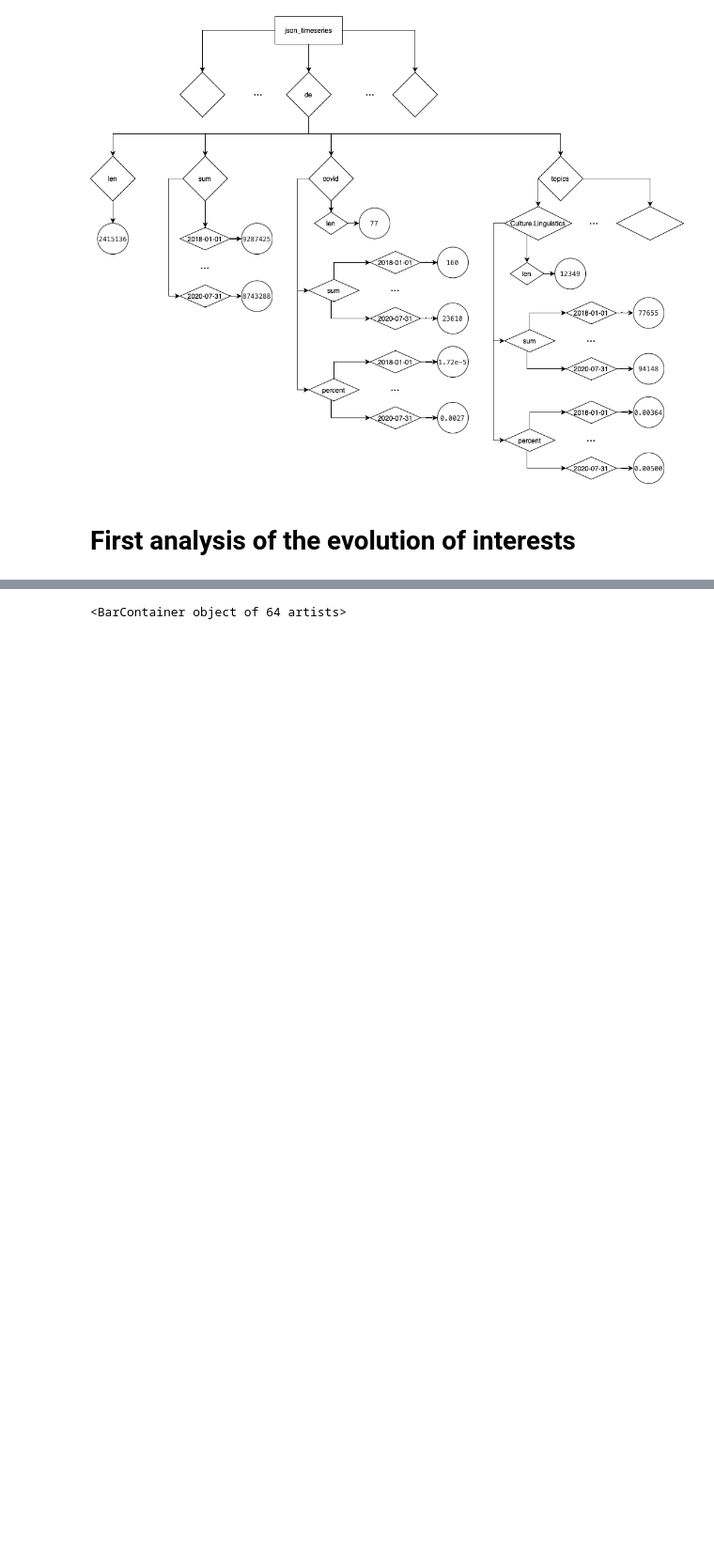
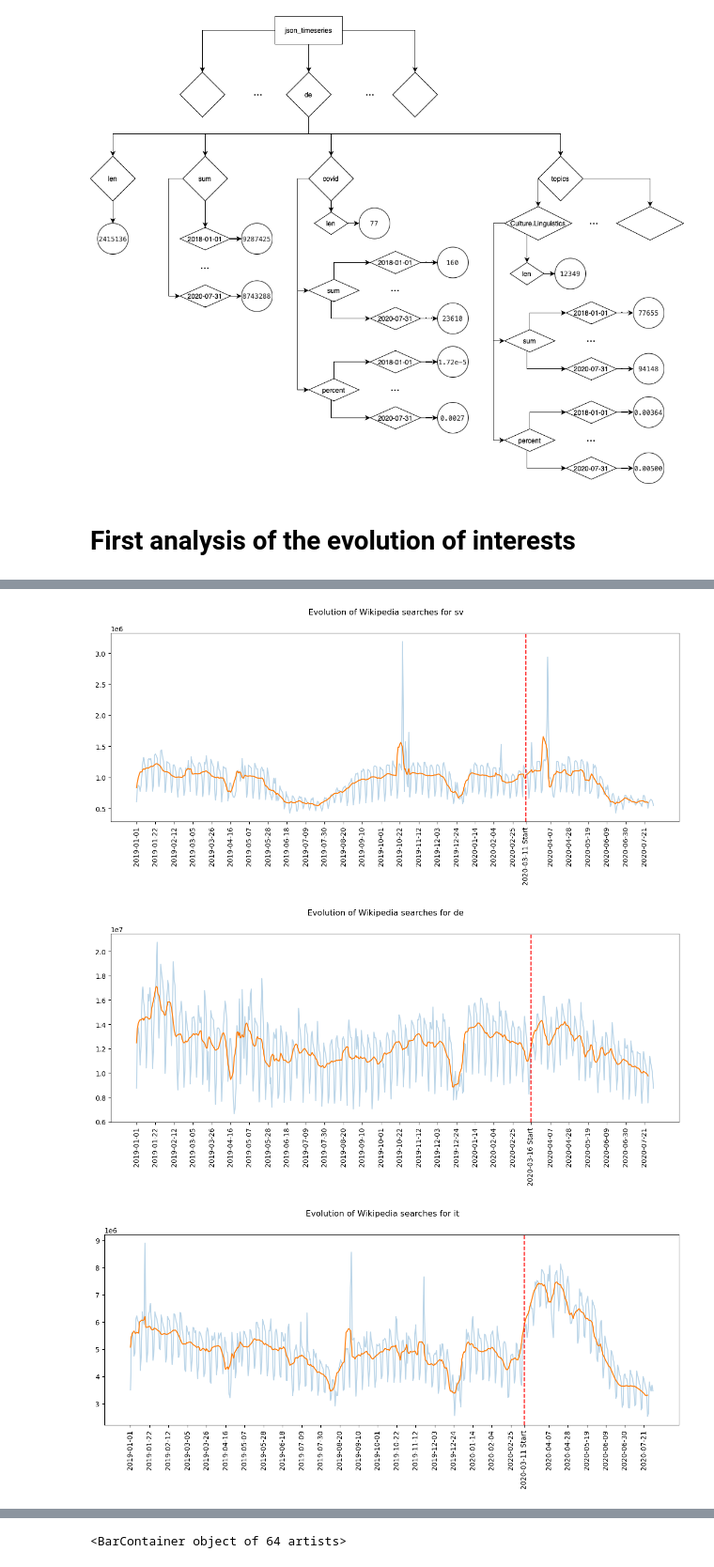
Before and after one commit to epfl-ada/ada-2022-project-datamineurs, a Jupyter notebook: ADA_coronawiki_project.ipynb, the cells around one changed output, grey strips where cells are left out. Shown at 94% size. Drawn from its saved outputs; the diff is of its cells as text; code cells hidden in the pictures; blank space fills up the shorter version.

```diff
--- a/ADA_coronawiki_project.ipynb
+++ b/ADA_coronawiki_project.ipynb
@@ -371,0 +458,62 @@ Image("json.png")
+# %%
+#This is a function that gives us the x and y axis corresponding to the time stamps starting the year 2019 for the x-axis,
+# and the number of searches per days for the y-axis
+
+def wiki_searches_axis(version):
+    V=json_timeseries[version]['sum']
+    myList = V.items()
+    myList = sorted(myList)
+    x, y = zip(*myList)
+    return np.array(x[365:]),np.array(y[365:])
+
+# This function calculates the rolling average of an array x over a window of width w
+def moving_average(x, w):
+    return np.convolve(x, np.ones(w), 'valid') / w
+# %%
+def plot_wiki_searches(version):
+
+    # Let's put in the list time the list of the days of the considered period
+    time = list(json_timeseries[version]['sum'].keys())
+    # We just remove the hours
+    time = [t[:10] for t in time]
+
+    # For the purpose of plotting our results we create a list of days with only 1 day in 21 and we also create a list of index for these days
+    time_reduced = [time[21*i+365] for i in range(int(len(time[365:])/21)+1)]
+    time_pos = [21*i for i in range(int(len(time[365:])/21)+1)]
+
+
+    lockdown_start,start_index = find_lockdown_start(version)
+    # We compute the index of these dates in the list of the days
+    start_index = time.index(lockdown_start)-365
+    time_pos.append(start_index)
+    time_reduced.append(lockdown_start+' Start')
+
+    # We also remove two points which are too close from the start/end of the lockdown to have a nice plot
+    time_pos.pop(time_reduced.index('2020-03-17'))
+    time_reduced.pop(time_reduced.index('2020-03-17'))
+
+    #finding our axis
+    x,y=wiki_searches_axis(version)
+
+    fig, ax1 = plt.subplots(figsize=(15,5))
+    fig.suptitle("Evolution of Wikipedia searches for {version}".format(version=version))
+
+    #compute the rolling mean
+    rolling_mean=np.array(moving_average(y,7))
+
+    #Plotting everything
+    ax1.plot(x, y, alpha=0.3)
+    ax1.plot(x[:len(x)-6],rolling_mean)
+    ax1.axvline(x = lockdown_start_dic[version], color = 'r',ls='--', label = 'Year = 2020')
+
+
+    ax1.set_xticks(time_pos,time_reduced,fontsize=10)
+    ax1.tick_params('x',labelrotation=90)
+    plt.show()
+
+for version in wiki_versions:
+    plot_wiki_searches(version)
+# %% [output]
+[figure, added]
+[figure, added]
+[figure, added]
```
Also changed, not shown: parts of 11 cells of this notebook, 1 other file.
